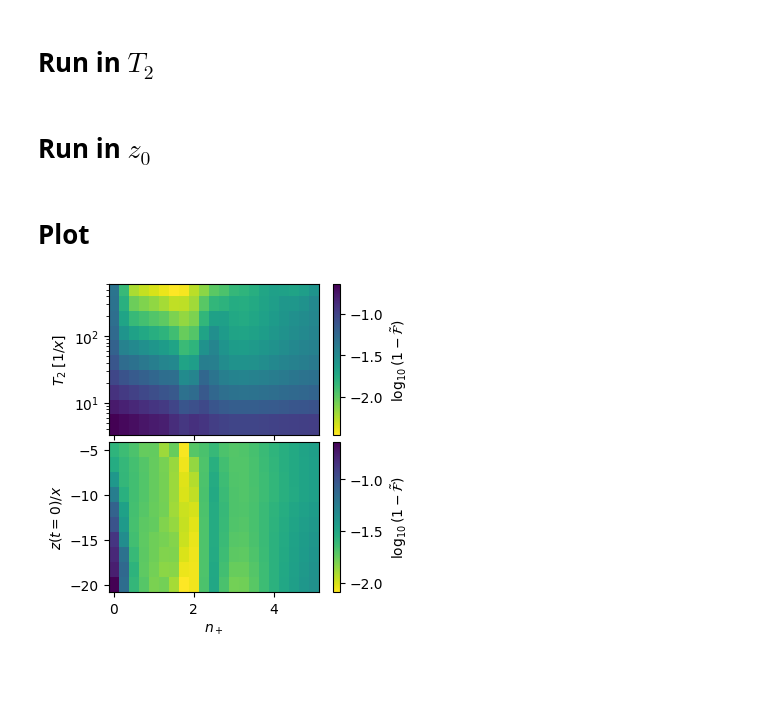
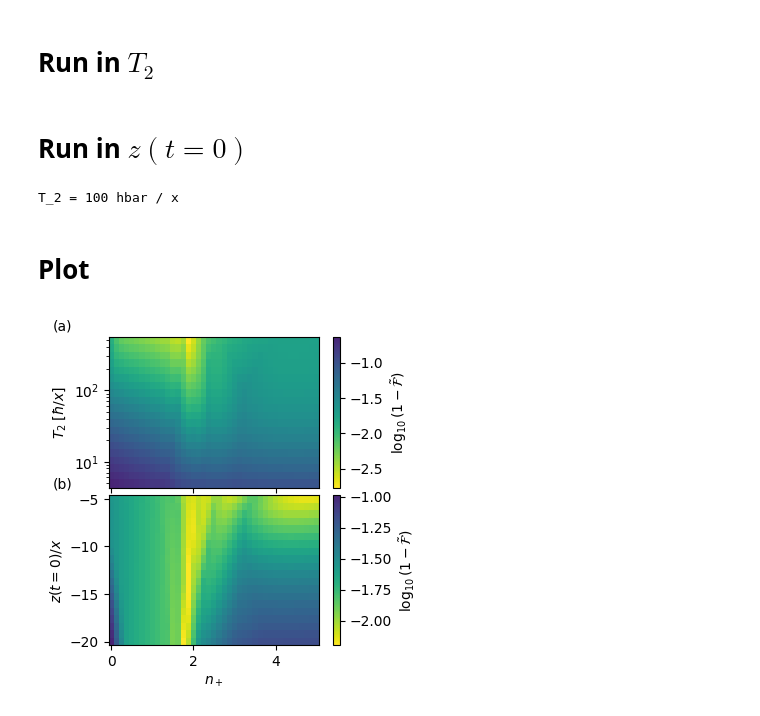
Before and after one commit to Davtax/Alpha-beta-hypergeo, a Jupyter notebook: Fig17-optimal_nplus_2.ipynb, the cells around one changed output. Cells and saved outputs as stored; diff of their text form; code cells hidden in the pictures; blank space fills up the shorter version.

```diff
--- a/Fig17-optimal_nplus_2.ipynb
+++ b/Fig17-optimal_nplus_2.ipynb
@@ -64,47 +73,56 @@ gamma_fidelities = np.array(gamma_fidelities).reshape((n_values, n_gamma, n_tf))
 gamma_max_fidelity = np.max(gamma_fidelities, axis=-1)
 # %% [markdown]
-# Run in $z_0$
+# Run in $z(t=0)$
 # %%
 gamma = 0.005
+print(f"T_2 = {1 / (2 * gamma):.0f} hbar / x")
 
-n_z0 = 10  # Increase to get higher resolution
+n_z0 = 20  # Increase to get higher resolution (100 values in the manuscript)
 z0_list = np.linspace(-20, -5, n_z0)
 
-z0_fidelities = parameter_run(
-    compute_fidelity_total,
-    [["alpha", "beta"], ["z0"]],
-    [[alphas, betas], [z0_list]],
-    reshape=False,
-    gamma=gamma,
+z0_fidelities = np.asarray(
+    parameterrun(
+        compute_fidelity_total,
+        [["alpha", "beta"], ["z0"]],
+        [[alphas, betas], [z0_list]],
+        gamma=gamma,
+    )
 )
 
-z0_fidelities = np.array(z0_fidelities).reshape((n_values, n_z0, n_tf))
+z0_fidelities = z0_fidelities.reshape((n_values, n_z0, n_tf))
 z0_max_fidelity = np.max(z0_fidelities, axis=-1)
+# %% [output]
+T_2 = 100 hbar / x
 # %% [markdown]
 # Plot
 # %%
+cmap_fidelity = ListedColormap(mpl.colormaps["viridis_r"](np.linspace(0, 0.9, 256)))
+
 fig, axs = plt.subplots(2, 1, sharex=True, figsize=(3.4, 4))
-
-fidelities = np.array([gamma_max_fidelity, z0_max_fidelity])
 
 T2 = 1 / (2 * gamma_list)
 im0 = axs[0].pcolormesh(
-    n_plus, T2, np.log10(1 - gamma_max_fidelity.T), cmap="viridis_r"
+    n_plus, T2, np.log10(1 - gamma_max_fidelity.T), cmap=cmap_fidelity, rasterized=True
 )
 
-axs[0].set_ylabel(r"$T_2 \;[1/ x]$")
+axs[0].set_ylabel(r"$T_2 \;[\hbar / x]$")
 axs[0].set_yscale("log")
 
 im1 = axs[1].pcolormesh(
-    n_plus, z0_list, np.log10(1 - z0_max_fidelity.T), cmap="viridis_r"
+    n_plus,
+    z0_list,
+    np.log10(1 - z0_max_fidelity.T),
+    cmap=cmap_fidelity,
+    rasterized=True,
 )
 
 axs[1].set_xlabel(r"$n_+$")
 axs[1].set_ylabel(r"$z(t=0) / x$")
 
-cbar0 = plt.colorbar(im0, ax=axs[0], label=r"$\log_{10}(1 - \tilde{\mathcal{F}})$")
-cbar1 = plt.colorbar(im1, ax=axs[1], label=r"$\log_{10}(1 - \tilde{\mathcal{F}})$")
+plt.colorbar(im0, ax=axs[0], label=r"$\log_{10}(1 - \tilde{\mathcal{F}})$")
+plt.colorbar(im1, ax=axs[1], label=r"$\log_{10}(1 - \tilde{\mathcal{F}})$")
 
 fig.subplots_adjust(hspace=0.05)
+add_labels(axs, [-0.22, 1.07])
 # %% [output]
-[figure, old version]
+[figure, new version]
```
Also changed, not shown: parts of 5 cells of this notebook, 47 other files.
